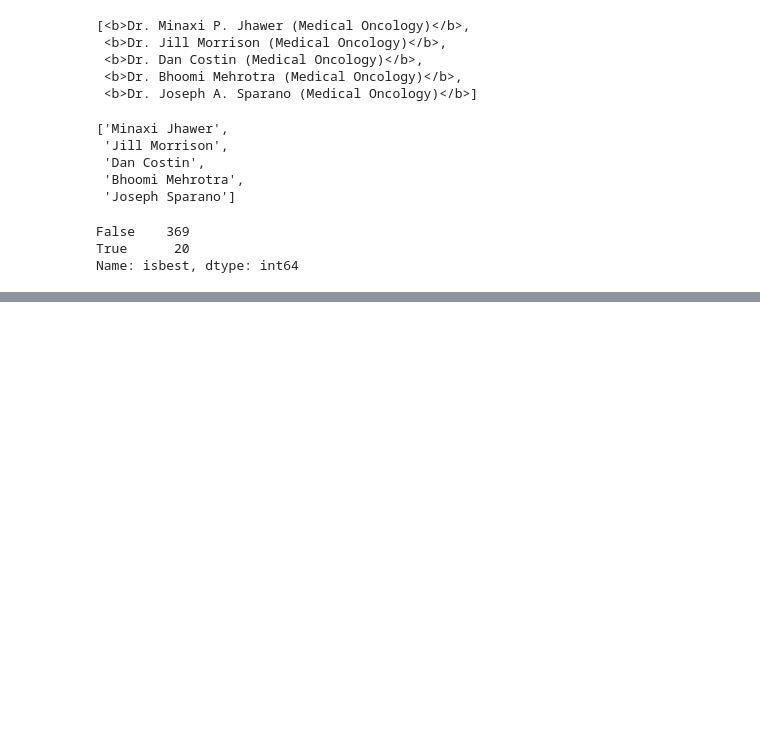
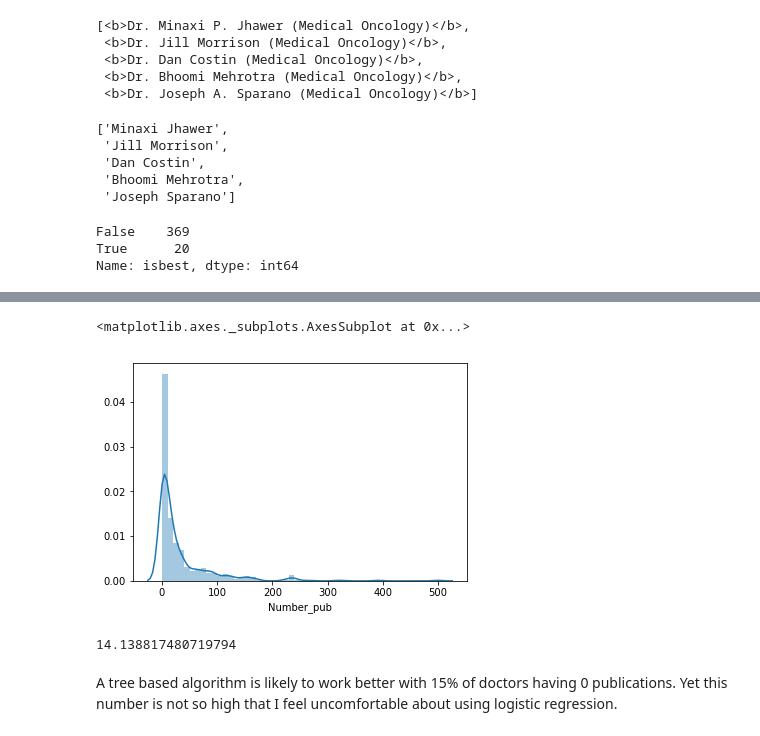
Before and after one commit to ycharm/InsightHealthDataScienceProject, a Jupyter notebook: CleanData.ipynb, the cells around one changed output, grey strips where cells are left out. Saved outputs shown, nothing was run; the diff lists cells and outputs as text; code cells hidden in the pictures; blank space fills up the shorter version.

```diff
--- a/CleanData.ipynb
+++ b/CleanData.ipynb
@@ -190,6 +192,19 @@ for name in df.index:
 df_temp1 = pd.DataFrame.from_dict(lengthofpub,orient = 'index')
 df_temp1.columns = ['Number_pub']
 df = pd.concat([df,df_temp1], axis=1)
+# %%
+#check the distribution of number of publications. What percent of doctors have no publications?
+sns.distplot(df.Number_pub)
+# %% [output]
+<matplotlib.axes._subplots.AxesSubplot at 0x...>
+[figure, added]
+# %%
+#Percent of NYC doctors who have 0 publications
+sum(df.Number_pub==0)*100/len(df)
+# %% [output]
+14.138817480719794
+# %% [markdown]
+A tree based algorithm is likely to work better with 15% of doctors having 0 publications. Yet this number is not so high that I feel uncomfortable about using logistic regression.
 # %%
 #save as a pickle file, clean data
 df.to_pickle('HealthgradesNymagClean.pkl')
```
Also changed, not shown: parts of 3 cells of this notebook, 4 other files.
